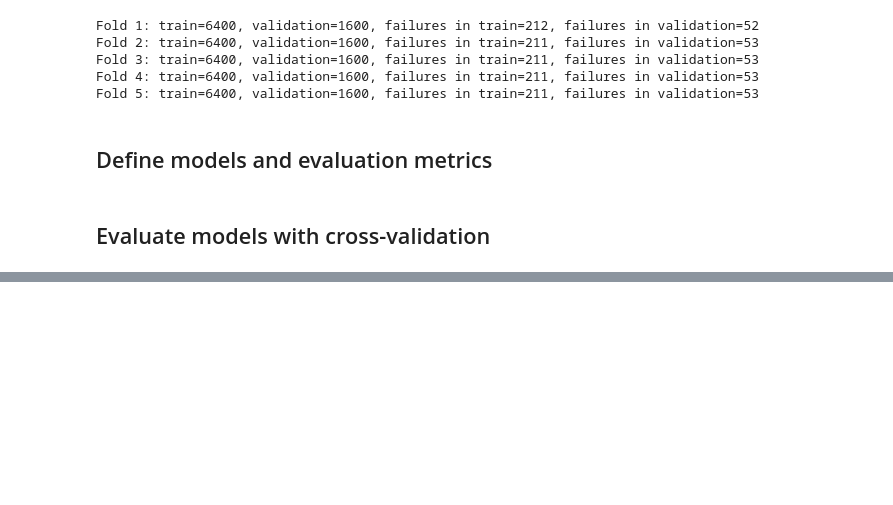
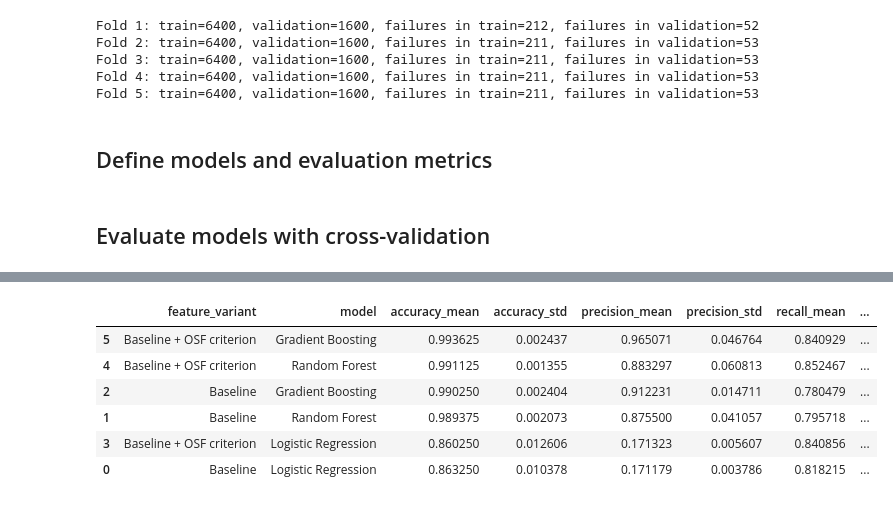
Before and after one commit to KacperKnapek/Machine-failure-prediction, a Jupyter notebook: notebooks/05_feature_experiment.ipynb, the cells around one changed output, grey strips where cells are left out. Cells and saved outputs as stored; diff of their text form; code cells hidden in the pictures; blank space fills up the shorter version.

```diff
--- a/notebooks/05_feature_experiment.ipynb
+++ b/notebooks/05_feature_experiment.ipynb
@@ -215,0 +231,29 @@ def evaluate_model_with_cv(model, X, y):
+# %%
+feature_variants = {
+    "Baseline": X_train_baseline,
+    "Baseline + OSF criterion": X_train_osf,
+}
+
+comparison_rows = []
+fold_results = {}
+
+for feature_variant, X_features in feature_variants.items():
+    for model_name, model in models.items():
+        summary, fold_metrics = evaluate_model_with_cv(model, X_features, y_train, cv)
+        fold_results[(feature_variant, model_name)] = fold_metrics
+        comparison_rows.append({
+            "feature_variant": feature_variant,
+            "model": model_name,
+            **summary,
+        })
+
+comparison_results = pd.DataFrame(comparison_rows)
+comparison_results.sort_values("f1_mean", ascending=False)
+# %% [output]
+|  | feature_variant | model | accuracy_mean | accuracy_std | precision_mean | precision_std | recall_mean | ... |
+| 5 | Baseline + OSF criterion | Gradient Boosting | 0.993625 | 0.002437 | 0.965071 | 0.046764 | 0.840929 | ... |
+| 4 | Baseline + OSF criterion | Random Forest | 0.991125 | 0.001355 | 0.883297 | 0.060813 | 0.852467 | ... |
+| 2 | Baseline | Gradient Boosting | 0.990250 | 0.002404 | 0.912231 | 0.014711 | 0.780479 | ... |
+| 1 | Baseline | Random Forest | 0.989375 | 0.002073 | 0.875500 | 0.041057 | 0.795718 | ... |
+| 3 | Baseline + OSF criterion | Logistic Regression | 0.860250 | 0.012606 | 0.171323 | 0.005607 | 0.840856 | ... |
+| 0 | Baseline | Logistic Regression | 0.863250 | 0.010378 | 0.171179 | 0.003786 | 0.818215 | ... |
```
Also changed, not shown: parts of 6 cells of this notebook.
